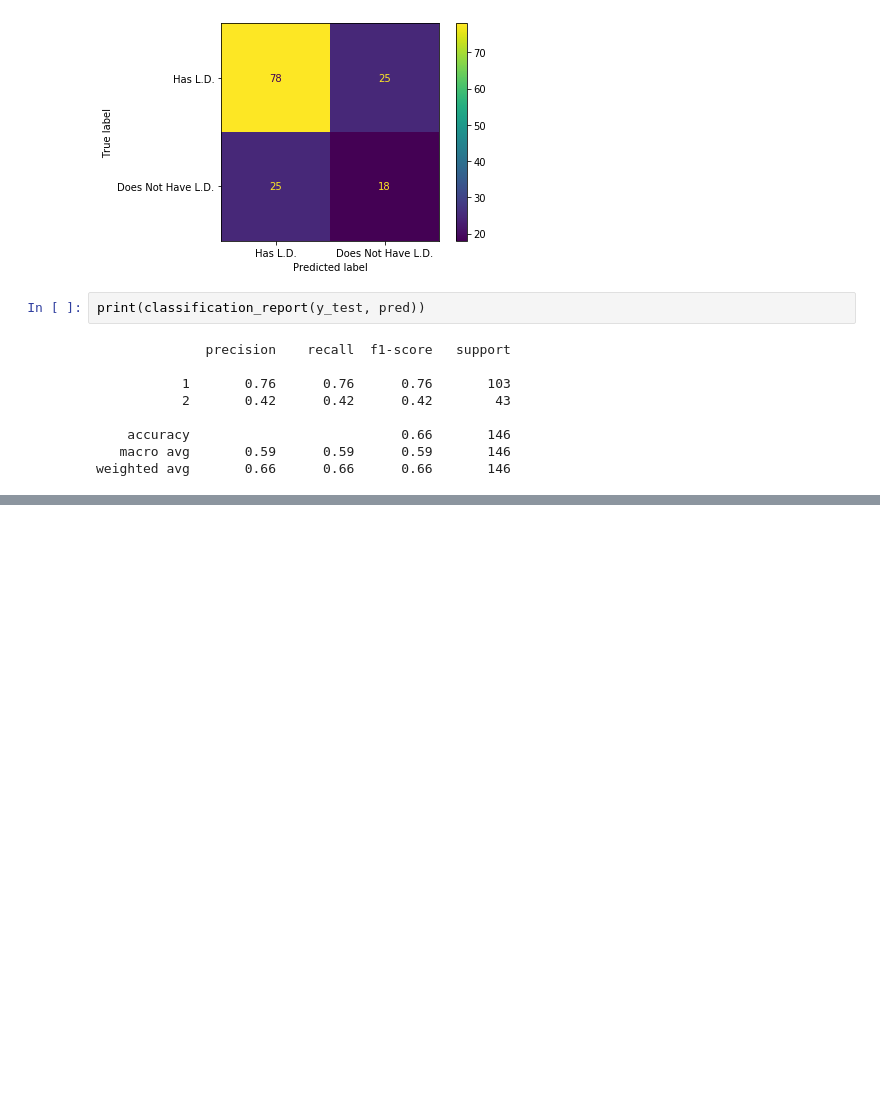
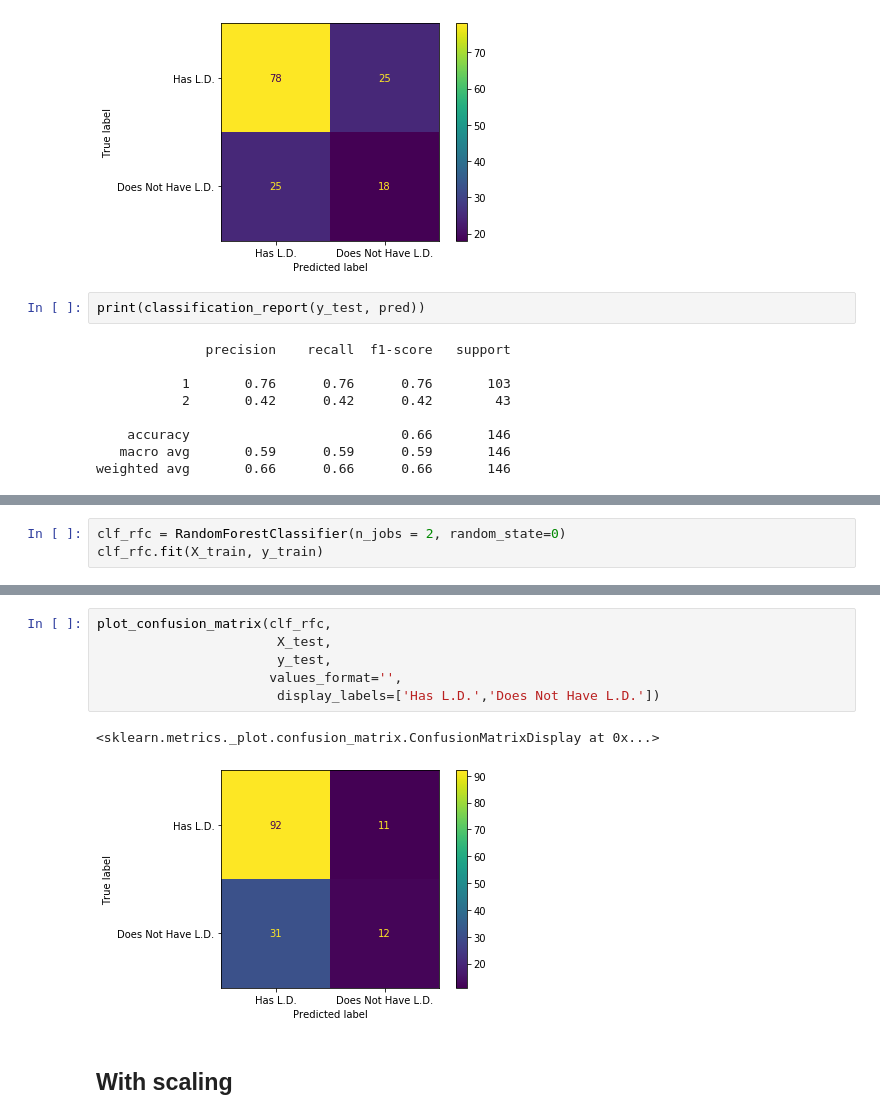
Before and after one commit to rangsuo/LiverDiseasePredictor, a Jupyter notebook: LiverDiseaseClassifier.ipynb, the cells around one changed output, grey strips where cells are left out. Drawn from its saved outputs; the diff is of its cells as text; blank space fills up the shorter version.

Commit message:
Included Random Forest Classifier

```diff
--- a/LiverDiseaseClassifier.ipynb
+++ b/LiverDiseaseClassifier.ipynb
@@ -461,0 +466,3 @@ weighted avg       0.66      0.66      0.66       146
+# %%
+clf_rfc = RandomForestClassifier(n_jobs = 2, random_state=0)
+clf_rfc.fit(X_train, y_train)
@@ -461,0 +494,11 @@ weighted avg       0.66      0.66      0.66       146
+# %%
+plot_confusion_matrix(clf_rfc,
+                       X_test,
+                       y_test,
+                      values_format='',
+                       display_labels=['Has L.D.','Does Not Have L.D.'])
+# %% [output]
+<sklearn.metrics._plot.confusion_matrix.ConfusionMatrixDisplay at 0x...>
+[figure, added]
+# %% [markdown]
+<h2>With scaling</h2>
```
Also changed, not shown: parts of 9 cells of this notebook.
